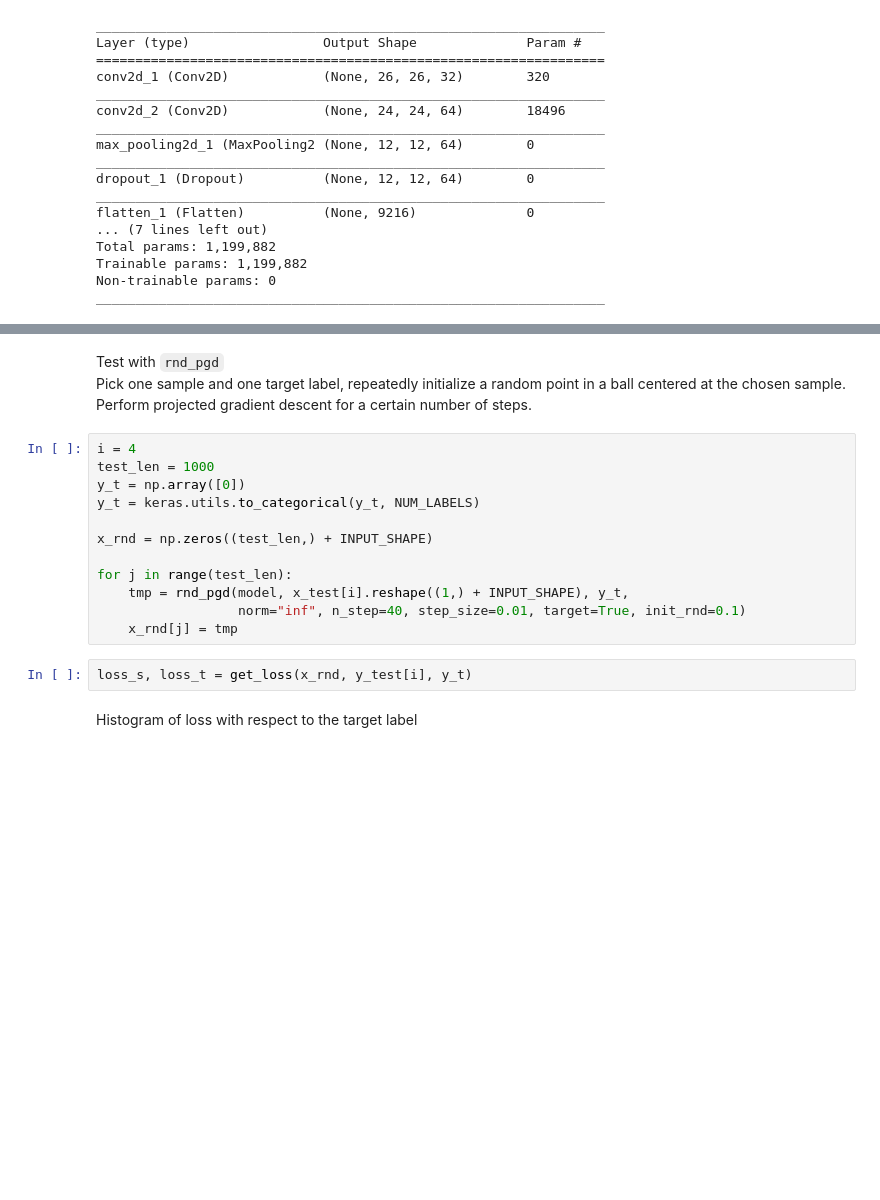
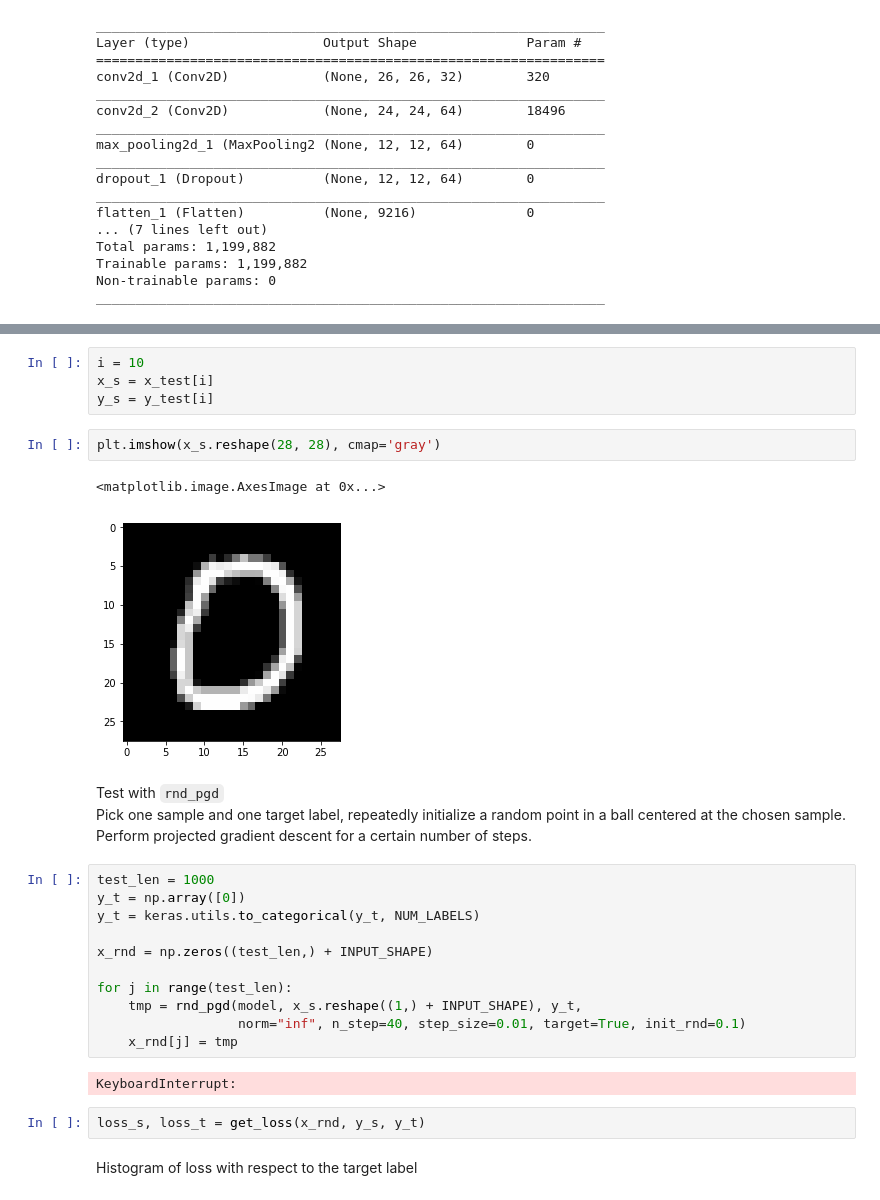
Before and after one commit to chawins/DART, a Jupyter notebook: margin_nn.ipynb, the cells around one changed output, grey strips where cells are left out. Saved outputs shown, nothing was run; the diff lists cells and outputs as text; blank space fills up the shorter version.

```diff
--- a/margin_nn.ipynb
+++ b/margin_nn.ipynb
@@ -79,11 +95,19 @@ def get_loss(x, y_s, y_t):
         loss_t[j] = model.evaluate(x_cur, y_t.reshape(1, 10), verbose=0)[0]
 
     return loss_s, loss_t
+# %%
+i = 10
+x_s = x_test[i]
+y_s = y_test[i]
+# %%
+plt.imshow(x_s.reshape(28, 28), cmap='gray')
+# %% [output]
+<matplotlib.image.AxesImage at 0x...>
+[figure, added]
 # %% [markdown]
 Test with `rnd_pgd`
 Pick one sample and one target label, repeatedly initialize a random point in a ball centered at the chosen sample. Perform projected gradient descent for a certain number of steps.
 # %%
-i = 4
 test_len = 1000
 y_t = np.array([0])
 y_t = keras.utils.to_categorical(y_t, NUM_LABELS)
@@ -91,11 +115,13 @@ y_t = keras.utils.to_categorical(y_t, NUM_LABELS)
 x_rnd = np.zeros((test_len,) + INPUT_SHAPE)
 
 for j in range(test_len):
-    tmp = rnd_pgd(model, x_test[i].reshape((1,) + INPUT_SHAPE), y_t,
+    tmp = rnd_pgd(model, x_s.reshape((1,) + INPUT_SHAPE), y_t,
                   norm="inf", n_step=40, step_size=0.01, target=True, init_rnd=0.1)
     x_rnd[j] = tmp
+# %% [output]
+KeyboardInterrupt:
 # %%
-loss_s, loss_t = get_loss(x_rnd, y_test[i], y_t)
+loss_s, loss_t = get_loss(x_rnd, y_s, y_t)
 # %% [markdown]
 Histogram of loss with respect to the target label
 # %%
```
Also changed, not shown: parts of 41 cells of this notebook, 1 other file.
